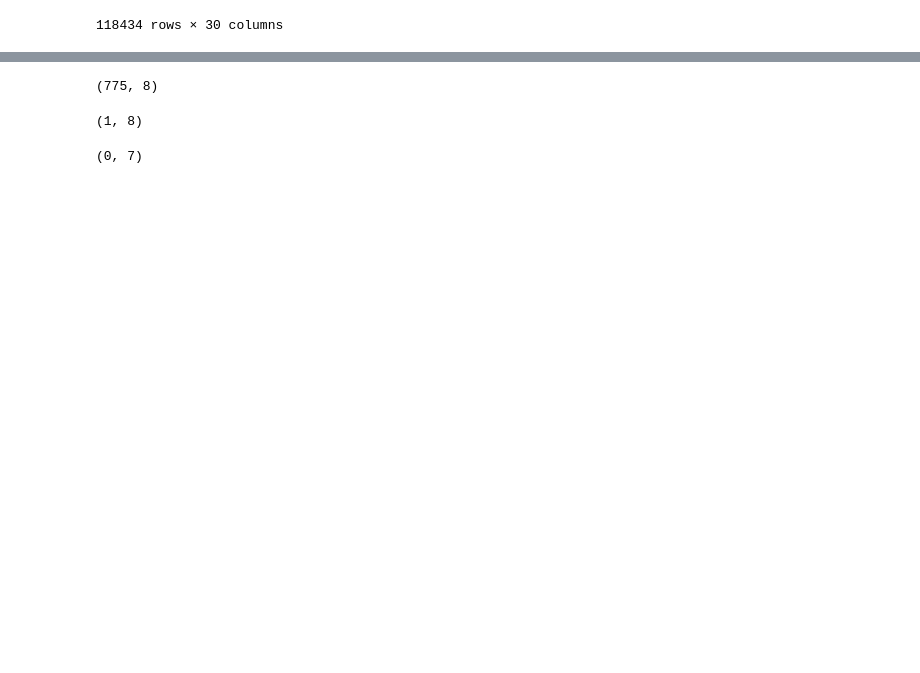
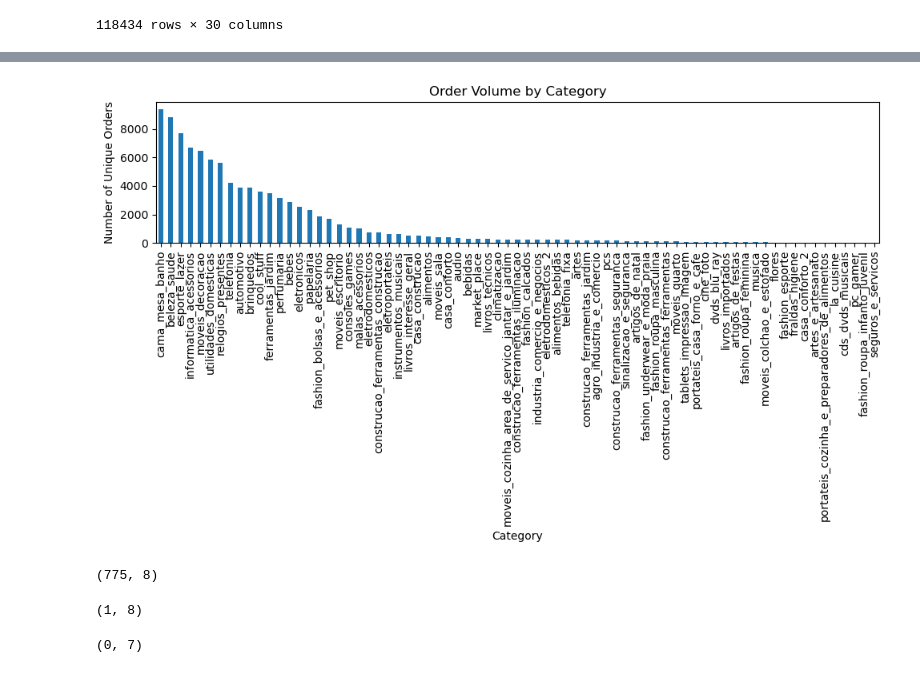
Before and after one commit to sabinamagar7-maker/ecommerce-pricing-customer-analysis, a Jupyter notebook: Notebook/_01_Data_Processing_Cleaning.ipynb, the cells around one changed output, grey strips where cells are left out. Cells and saved outputs as stored; diff of their text form; code cells hidden in the pictures; blank space fills up the shorter version.

```diff
--- a/Notebook/_01_Data_Processing_Cleaning.ipynb
+++ b/Notebook/_01_Data_Processing_Cleaning.ipynb
@@ -321,17 +321,14 @@ payments.head()
 | 4 | 42fdf880ba16b47b59251dd489d4441a | 1 | credit_card | 2 | 128.45 |
 # %%
 #Merge the tables
-#Merge orders with customers
-df= orders.merge(customers, on = 'customer_id', how = 'left')
+df = (
+    orders
+    .merge(customers, on='customer_id', how='left')
+    .merge(order_items, on='order_id', how='left')
+    .merge(products, on='product_id', how='left')
+    .merge(payments, on='order_id', how='left')
+)
 
-#Merge with order_items
-df = df.merge(order_items, on = 'order_id', how = 'left')
-
-#Merge with payments
-df = df.merge(payments, on = 'order_id', how = 'left')
-
-#Merge with products
-df = df.merge(products, on = 'product_id', how = 'left')
 print(df.shape)
 print(df.duplicated().sum())
 df.isna().sum()
@@ -357,3 +372,17 @@ df.to_csv("C:/Users/sabin/Desktop/Ecommerce-Analysis/Data/clean/merged_data.csv"
+# %%
+import matplotlib.pyplot as plt
+
+order_volume = df.groupby('product_category_name')['order_id'].nunique().sort_values(ascending=False)
+
+plt.figure(figsize=(10,6))
+order_volume.plot(kind='bar')
+plt.title('Order Volume by Category')
+plt.ylabel('Number of Unique Orders')
+plt.xlabel('Category')
+plt.tight_layout()
+plt.show()
+# %% [output]
+[figure, added]
 # %%
 #Orders without order_items
 orders[~orders["order_id"].isin(order_items["order_id"])].shape
```
Also changed, not shown: parts of 1 cell of this notebook, 1 other file.
